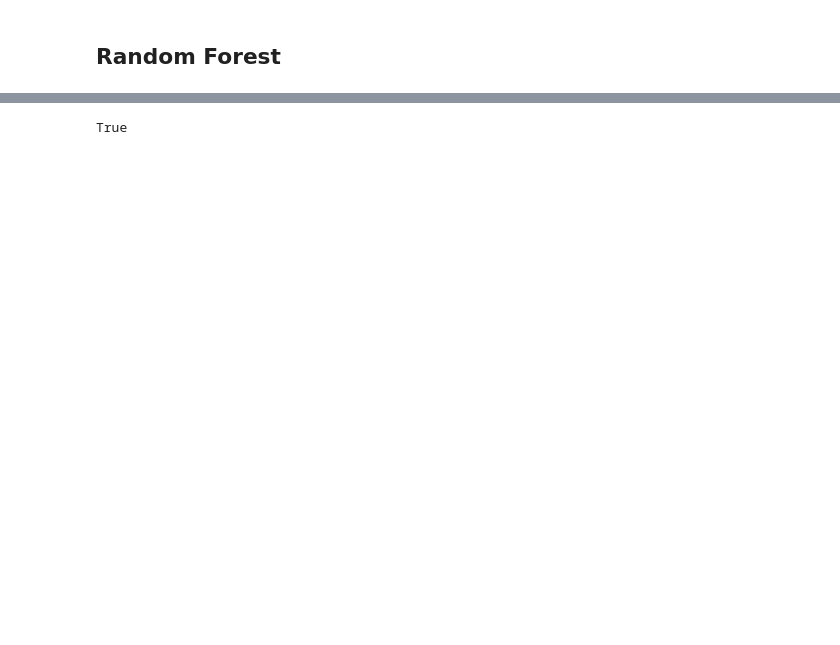
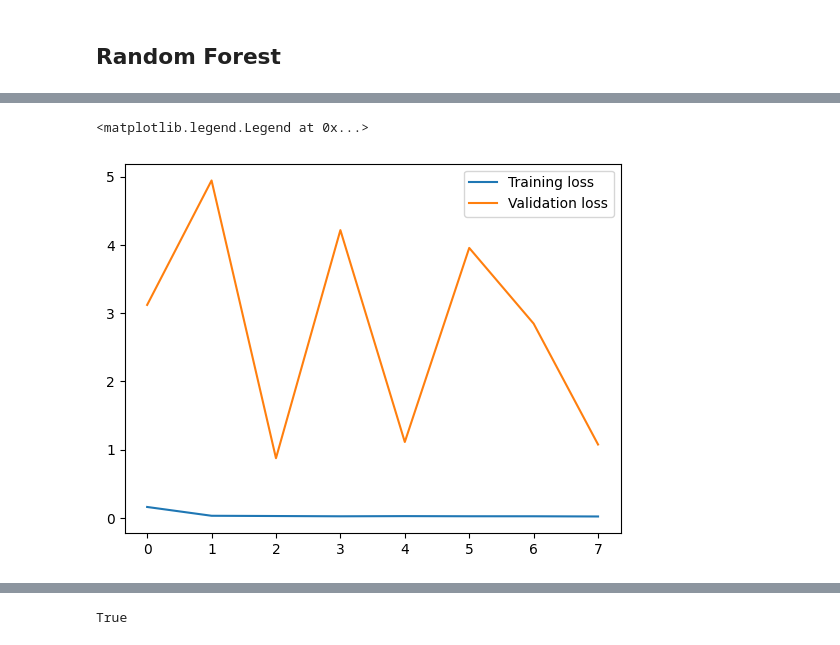
Before and after one commit to kianwai96/Stock-Price-Prediction, a Jupyter notebook: ML models.ipynb, the cells around one changed output, grey strips where cells are left out. Cells and saved outputs as stored; diff of their text form; code cells hidden in the pictures; blank space fills up the shorter version.

```diff
--- a/ML models.ipynb
+++ b/ML models.ipynb
@@ -388,0 +404,9 @@ plt.show()
+# %%
+model = Sequential()
+model.add(LSTM(64, activation='relu', input_shape=(trainX.shape[1], trainX.shape[2]), return_sequences=True))
+model.add(LSTM(32, activation='relu', return_sequences=False))
+model.add(Dropout(0.2))
+model.add(Dense(trainY.shape[1]))
+# %%
+model.compile(optimizer='adam', loss='mse')
+model.summary()
@@ -388,0 +429,4 @@ plt.show()
+# %%
+early_stopping = EarlyStopping(monitor='val_loss', patience=5, restore_best_weights=True)
+# %%
+history = model.fit(trainX, trainY, epochs=150,  validation_split=0.1, batch_size=32,callbacks=[early_stopping])
@@ -388,0 +450,7 @@ plt.show()
+# %%
+plt.plot(history.history['loss'], label='Training loss')
+plt.plot(history.history['val_loss'], label='Validation loss')
+plt.legend()
+# %% [output]
+<matplotlib.legend.Legend at 0x...>
+[figure, added]
```
Also changed, not shown: parts of 71 cells of this notebook.
